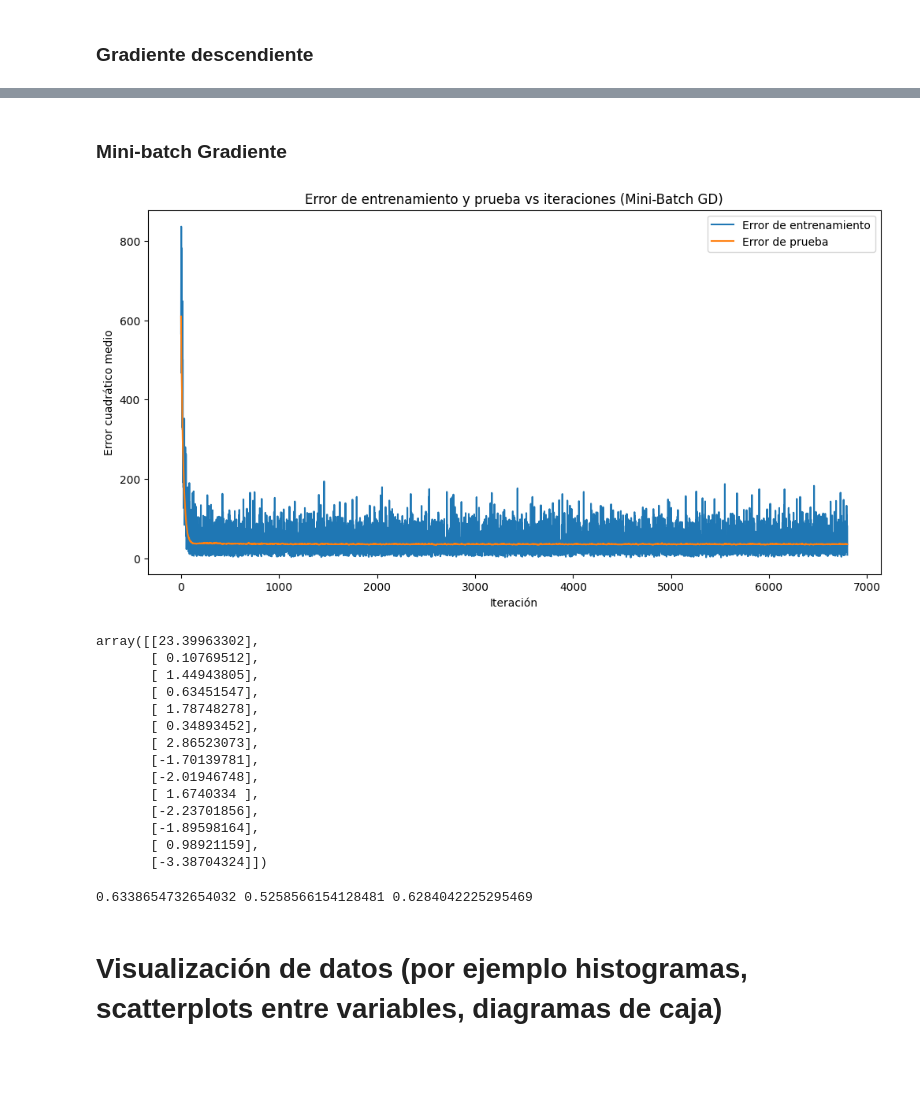
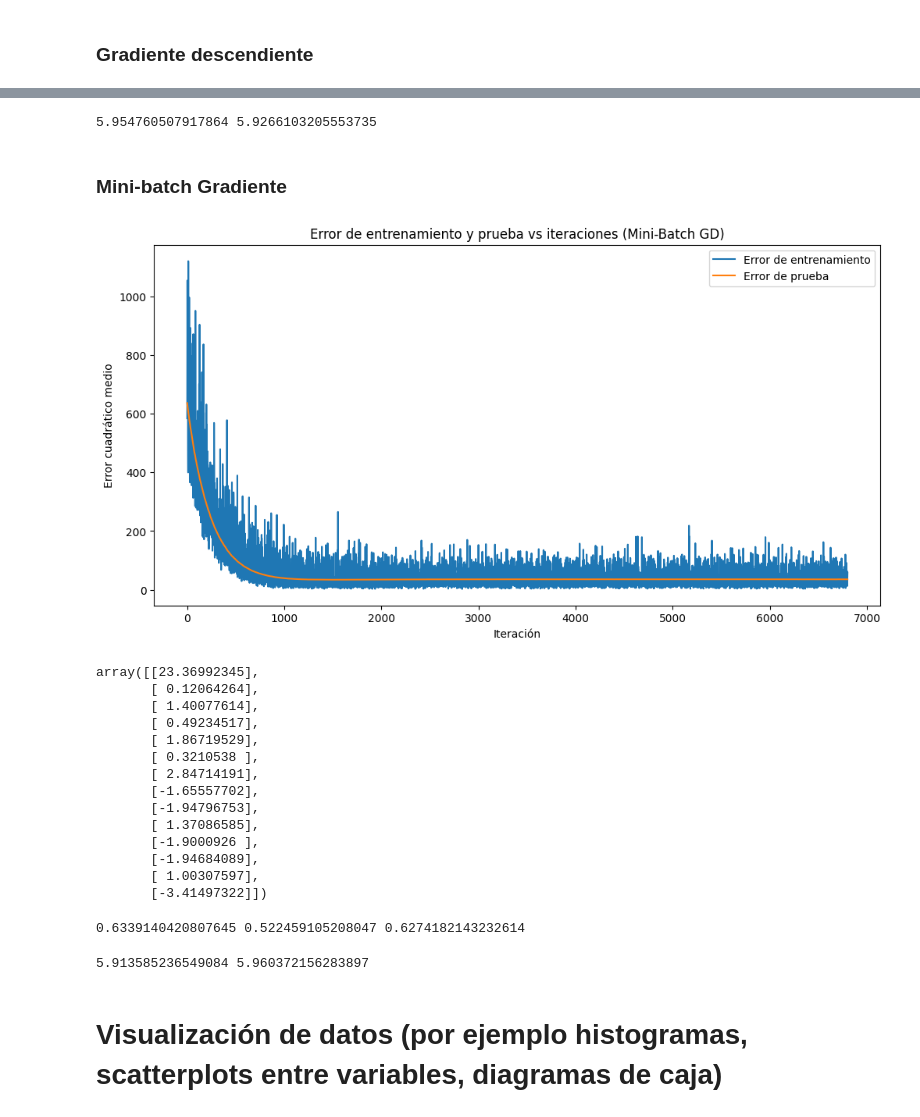
Before and after one commit to therokitoki/AA1-TUIA-Alsop-Hachen, a Jupyter notebook: tp.ipynb, the cells around one changed output, grey strips where cells are left out. Drawn from its saved outputs; the diff is of its cells as text; code cells hidden in the pictures; blank space fills up the shorter version.

Commit message:
Implementacion R2 y RMSE

```diff
--- a/tp.ipynb
+++ b/tp.ipynb
@@ -586,3 +608,10 @@ print(score1, score2, score3)
+# %%
+rmse1 = calcular_rmse(x_train_scaled, y_train, W_GD)
+rmse2 = calcular_rmse(x_test_scaled, y_test, W_GD)
+
+print(rmse1, rmse2)
+# %% [output]
+5.954760507917864 5.9266103205553735
 # %% [markdown]
 ### Mini-batch Gradiente
 # %%
@@ -611,49 +640,49 @@ def mini_batch_gradient_descent(X_train, y_train, X_test, y_test, lr=0.01, epoch
             x_batch = X_train[j:j+batch_size, :]
             y_batch = y_train[j:j+batch_size].reshape(-1, 1)
 
             prediction = np.matmul(x_batch, W)
             error = y_batch - prediction
             train_mse = np.mean(error ** 2)
             train_errors.append(train_mse)
 
             gradient = -2 * np.matmul(x_batch.T, error) / batch_size
 
             W = W - (lr * gradient)
 
             prediction_test = np.matmul(X_test, W)
             error_test = y_test - prediction_test
             test_mse = np.mean(error_test ** 2)
             test_errors.append(test_mse)
 
     plt.figure(figsize=(12, 6))
     plt.plot(train_errors, label='Error de entrenamiento')
     plt.plot(test_errors, label='Error de prueba')
     plt.xlabel('Iteración')
     plt.ylabel('Error cuadrático medio')
     plt.legend()
     plt.title('Error de entrenamiento y prueba vs iteraciones (Mini-Batch GD)')
     plt.show()
 
     return W
 
-W_MBG = mini_batch_gradient_descent(x_train_scaled, y_train, x_test_scaled, y_test, epochs=200)
+W_MBG = mini_batch_gradient_descent(x_train_scaled, y_train, x_test_scaled, y_test, epochs=200, lr=0.001)
 W_MBG
 # %% [output]
-[figure, old version]
+[figure, new version]
-array([[23.39963302],
-       [ 0.10769512],
-       [ 1.44943805],
-       [ 0.63451547],
-       [ 1.78748278],
-       [ 0.34893452],
-       [ 2.86523073],
-       [-1.70139781],
-       [-2.01946748],
-       [ 1.6740334 ],
-       [-2.23701856],
-       [-1.89598164],
-       [ 0.98921159],
-       [-3.38704324]])
+array([[23.36992345],
+       [ 0.12064264],
+       [ 1.40077614],
+       [ 0.49234517],
+       [ 1.86719529],
+       [ 0.3210538 ],
+       [ 2.84714191],
+       [-1.65557702],
+       [-1.94796753],
+       [ 1.37086585],
+       [-1.9000926 ],
+       [-1.94684089],
+       [ 1.00307597],
+       [-3.41497322]])
 # %%
 score1 = calcular_score(x_train_scaled,y_train, W_MBG)
 score2 = calcular_score(x_test_scaled, y_test, W_MBG)
@@ -661,6 +690,13 @@ score3 = calcular_score(x_val_scaled,y_val, W_MBG)
 
 print(score1, score2, score3)
 # %% [output]
-0.6338654732654032 0.5258566154128481 0.6284042225295469
+0.6339140420807645 0.522459105208047 0.6274182143232614
+# %%
+rmse1 = calcular_rmse(x_train_scaled, y_train, W_MBG)
+rmse2 = calcular_rmse(x_test_scaled, y_test, W_MBG)
+
+print(rmse1, rmse2)
+# %% [output]
+5.913585236549084 5.960372156283897
 # %% [markdown]
 # Visualización de datos (por ejemplo histogramas, scatterplots entre variables, diagramas de caja)
```
Also changed, not shown: parts of 6 cells of this notebook.
